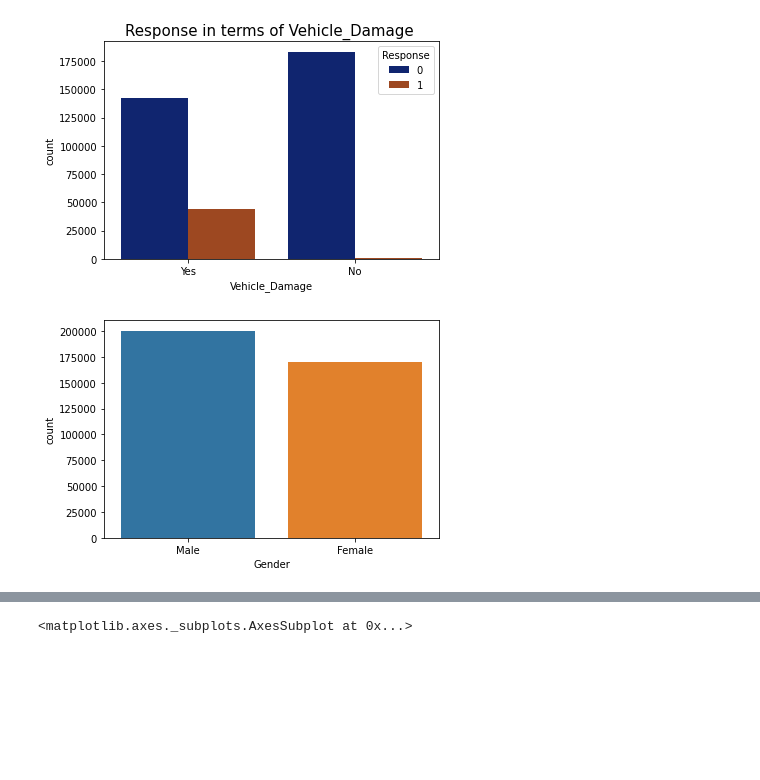
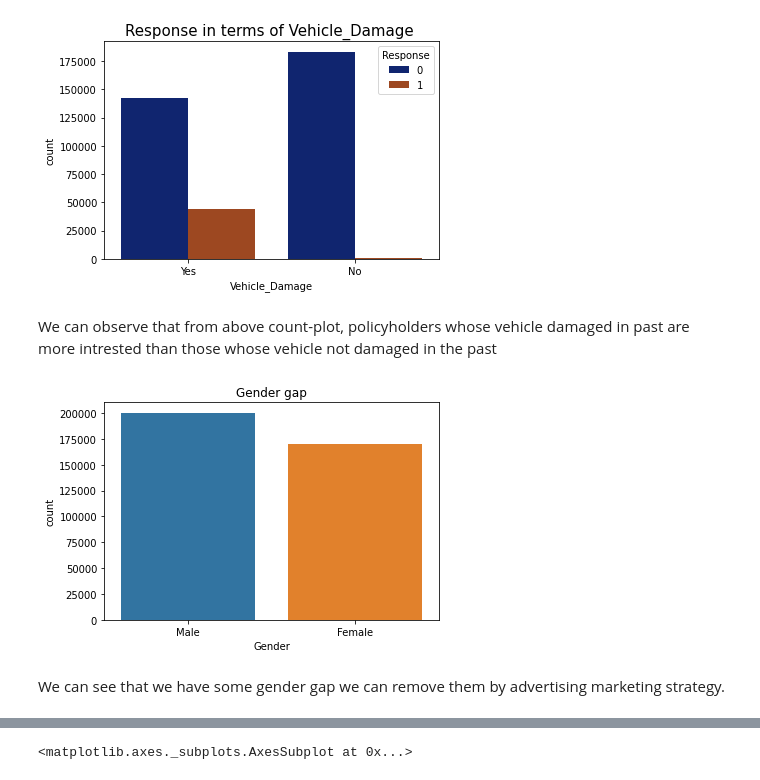
Before and after one commit to Gulzar-khan/Health-Insurance-Cross-Sell-Prediction, a Jupyter notebook: Individual_Health_Insurance_Cross_Sell_Prediction.ipynb, the cells around one changed output, grey strips where cells are left out. Drawn from its saved outputs; the diff is of its cells as text; code cells hidden in the pictures; blank space fills up the shorter version.

```diff
--- a/Individual_Health_Insurance_Cross_Sell_Prediction.ipynb
+++ b/Individual_Health_Insurance_Cross_Sell_Prediction.ipynb
@@ -363,8 +418,13 @@ ba.set_title('Response in terms of Vehicle_Damage ', fontsize=15)
 # %% [output]
 Text(0.5, 1.0, 'Response in terms of Vehicle_Damage ')
 [figure]
+# %% [markdown]
+We can observe that from above count-plot, policyholders whose vehicle damaged in past are more intrested than those whose vehicle not damaged in the past
 # %%
 sns.countplot(x=df['Gender'], data=df)
+mp.title('Gender gap')
 mp.show()
 # %% [output]
-[figure, old version]
+[figure, new version]
+# %% [markdown]
+We can see that we have some gender gap we can remove them by advertising marketing strategy.
```
Also changed, not shown: parts of 117 cells of this notebook.
